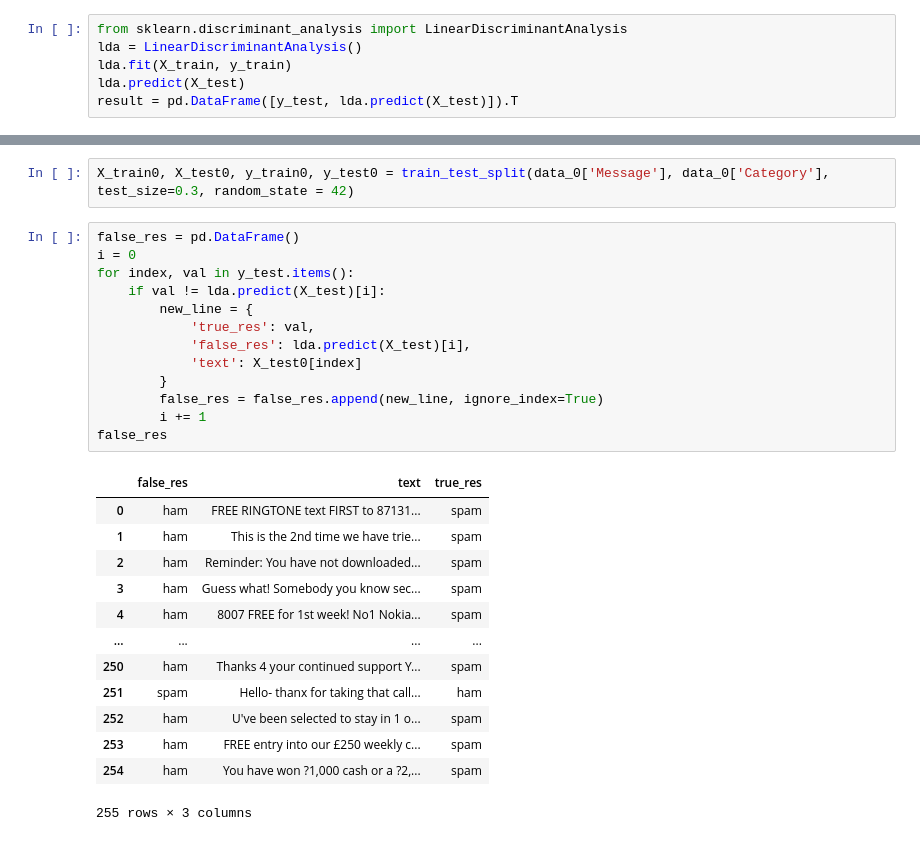
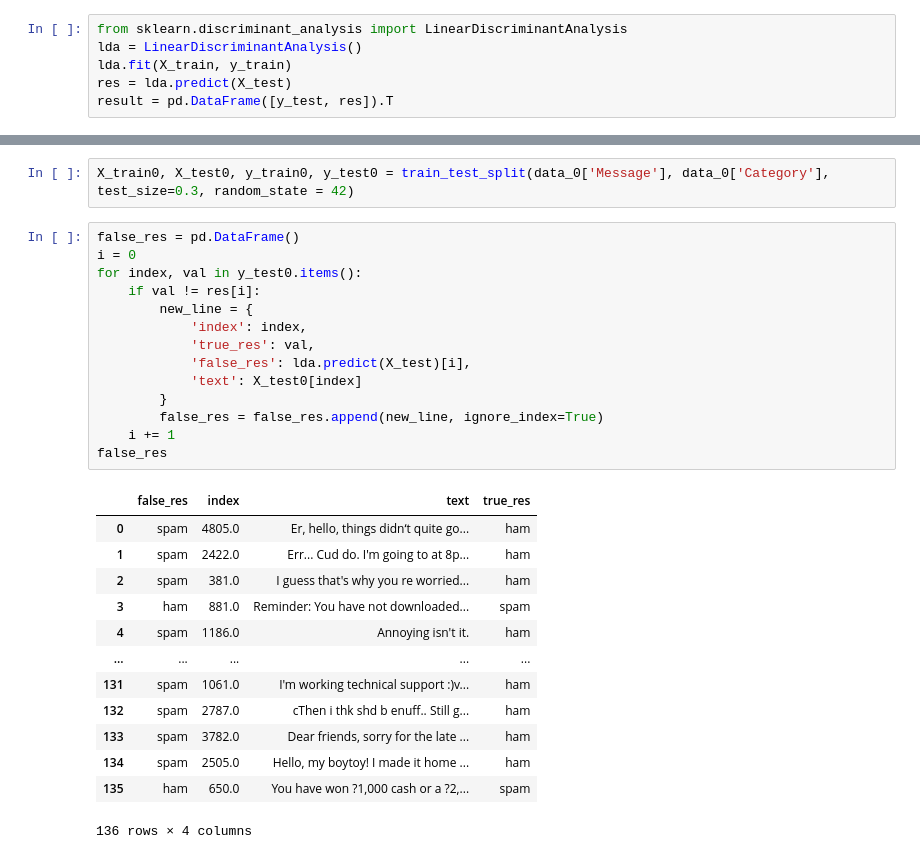
Before and after one commit to KitsKsu/Python_stats, a Jupyter notebook: HW-8.ipynb, the cells around one changed output, grey strips where cells are left out. Drawn from its saved outputs; the diff is of its cells as text.

```diff
--- a/HW-8.ipynb
+++ b/HW-8.ipynb
@@ -266,8 +256,8 @@ X_train, X_test, y_train, y_test = train_test_split(tfidf_matrix, data['Category
 from sklearn.discriminant_analysis import LinearDiscriminantAnalysis
 lda = LinearDiscriminantAnalysis()
 lda.fit(X_train, y_train)
-lda.predict(X_test)
-result = pd.DataFrame([y_test, lda.predict(X_test)]).T
+res = lda.predict(X_test)
+result = pd.DataFrame([y_test, res]).T
 # %%
 from sklearn.metrics import accuracy_score
 accuracy_score(y_test, lda.predict(X_test))
@@ -288,27 +278,28 @@ X_train0, X_test0, y_train0, y_test0 = train_test_split(data_0['Message'], data_
 # %%
 false_res = pd.DataFrame()
 i = 0
-for index, val in y_test.items():
-    if val != lda.predict(X_test)[i]:
+for index, val in y_test0.items():
+    if val != res[i]:
         new_line = {
+            'index': index,
             'true_res': val,
             'false_res': lda.predict(X_test)[i],
             'text': X_test0[index]
         }
         false_res = false_res.append(new_line, ignore_index=True)
-        i += 1
+    i += 1
 false_res
 # %% [output]
-|  | false_res | text | true_res |
-| 0 | ham | FREE RINGTONE text FIRST to 87131... | spam |
-| 1 | ham | This is the 2nd time we have trie... | spam |
-| 2 | ham | Reminder: You have not downloaded... | spam |
-| 3 | ham | Guess what! Somebody you know sec... | spam |
-| 4 | ham | 8007 FREE for 1st week! No1 Nokia... | spam |
-| ... | ... | ... | ... |
-| 250 | ham | Thanks 4 your continued support Y... | spam |
-| 251 | spam | Hello- thanx for taking that call... | ham |
-| 252 | ham | U've been selected to stay in 1 o... | spam |
-| 253 | ham | FREE entry into our £250 weekly c... | spam |
-| 254 | ham | You have won ?1,000 cash or a ?2,... | spam |
+|  | false_res | index | text | true_res |
+| 0 | spam | 4805.0 | Er, hello, things didn‘t quite go... | ham |
+| 1 | spam | 2422.0 | Err... Cud do. I'm going to at 8p... | ham |
+| 2 | spam | 381.0 | I guess that's why you re worried... | ham |
+| 3 | ham | 881.0 | Reminder: You have not downloaded... | spam |
+| 4 | spam | 1186.0 | Annoying isn't it. | ham |
+| ... | ... | ... | ... | ... |
+| 131 | spam | 1061.0 | I'm working technical support :)v... | ham |
+| 132 | spam | 2787.0 | cThen i thk shd b enuff.. Still g... | ham |
+| 133 | spam | 3782.0 | Dear friends, sorry for the late ... | ham |
+| 134 | spam | 2505.0 | Hello, my boytoy! I made it home ... | ham |
+| 135 | ham | 650.0 | You have won ?1,000 cash or a ?2,... | spam |
-255 rows × 3 columns
+136 rows × 4 columns
```
Also changed, not shown: parts of 1 cell of this notebook.
